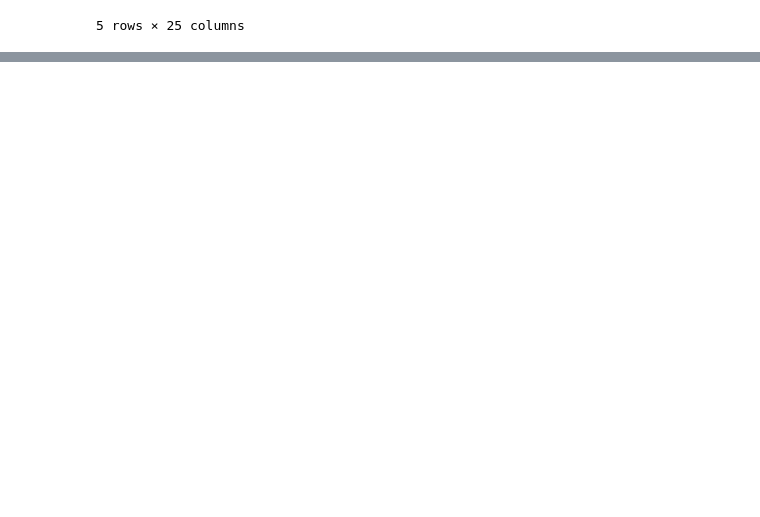
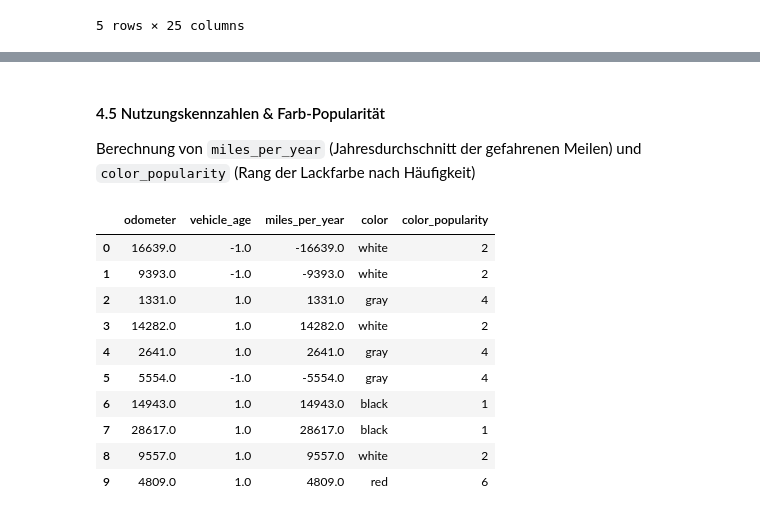
Before and after one commit to chiarasteffen/car_sales_prediction, a Jupyter notebook: notebooks/02_feature_engineering_and_eda.ipynb, the cells around one changed output, grey strips where cells are left out. Cells and saved outputs as stored; diff of their text form; code cells hidden in the pictures; blank space fills up the shorter version.

```diff
--- a/notebooks/02_feature_engineering_and_eda.ipynb
+++ b/notebooks/02_feature_engineering_and_eda.ipynb
@@ -131,0 +321,8 @@ Ende:  2015-07-20 19:30:00
+# %%
+# 4.2.3 Drop von Zeilen ohne mean_price_make_model_season
+before_drop = len(cars_states)
+cars_states = cars_states.dropna(subset=["mean_price_make_model_season"]).reset_index(drop=True)
+after_drop = len(cars_states)
+
+print(f"Entfernte Zeilen: {before_drop - after_drop}")
+print(f"Verbleibende Zeilen: {after_drop}")
@@ -131,0 +367,12 @@ Ende:  2015-07-20 19:30:00
+# %%
+# 4.4 Marktsegment-Buckets
+
+# 4.4.1 Top-10-Hersteller ermitteln
+top10_makes = cars_states["make"].value_counts().nlargest(10).index.tolist()
+print("Top-10-Hersteller:", top10_makes)
+
+# 4.4.2 make_segment erstellen
+cars_states["make_segment"] = cars_states["make"].apply(lambda x: x if x in top10_makes else "Other")
+
+# 4.4.3 Kontrolle: Verteilung der Segmente
+display(cars_states["make_segment"].value_counts(normalize=True).to_frame("anteil"))
@@ -131,0 +394,33 @@ Ende:  2015-07-20 19:30:00
+# %% [markdown]
+#### 4.5 Nutzungskennzahlen & Farb-Popularität
+Berechnung von `miles_per_year` (Jahresdurchschnitt der gefahrenen Meilen) und `color_popularity` (Rang der Lackfarbe nach Häufigkeit)
+# %%
+# 4.5 Nutzungskennzahlen & Farb-Popularität
+
+# 4.5.1 miles_per_year berechnen
+cars_states["vehicle_age"] = cars_states["sale_year"] - cars_states["year"]
+# Vermeidung von Division durch Null, falls Baujahr == Verkaufsjahr
+cars_states["vehicle_age"] = cars_states["vehicle_age"].replace(0, 1)
+cars_states["miles_per_year"] = cars_states["odometer"] / cars_states["vehicle_age"]
+
+# 4.5.2 color_popularity ermitteln
+color_counts = cars_states["color"].value_counts()
+# Erstelle ein Mapping von Farbe zu Rang (1 = häufigste)
+color_rank = color_counts.rank(method="dense", ascending=False).astype(int)
+# Mappe auf DataFrame
+cars_states["color_popularity"] = cars_states["color"].map(color_rank)
+
+# Kontrolle: ein paar Beispiele anzeigen
+display(cars_states[["odometer", "vehicle_age", "miles_per_year", "color", "color_popularity"]].head(10))
+# %% [output]
+|  | odometer | vehicle_age | miles_per_year | color | color_popularity |
+| 0 | 16639.0 | -1.0 | -16639.0 | white | 2 |
+| 1 | 9393.0 | -1.0 | -9393.0 | white | 2 |
+| 2 | 1331.0 | 1.0 | 1331.0 | gray | 4 |
+| 3 | 14282.0 | 1.0 | 14282.0 | white | 2 |
+| 4 | 2641.0 | 1.0 | 2641.0 | gray | 4 |
+| 5 | 5554.0 | -1.0 | -5554.0 | gray | 4 |
+| 6 | 14943.0 | 1.0 | 14943.0 | black | 1 |
+| 7 | 28617.0 | 1.0 | 28617.0 | black | 1 |
+| 8 | 9557.0 | 1.0 | 9557.0 | white | 2 |
+| 9 | 4809.0 | 1.0 | 4809.0 | red | 6 |
```
Also changed, not shown: parts of 31 cells of this notebook, 2 other files.
